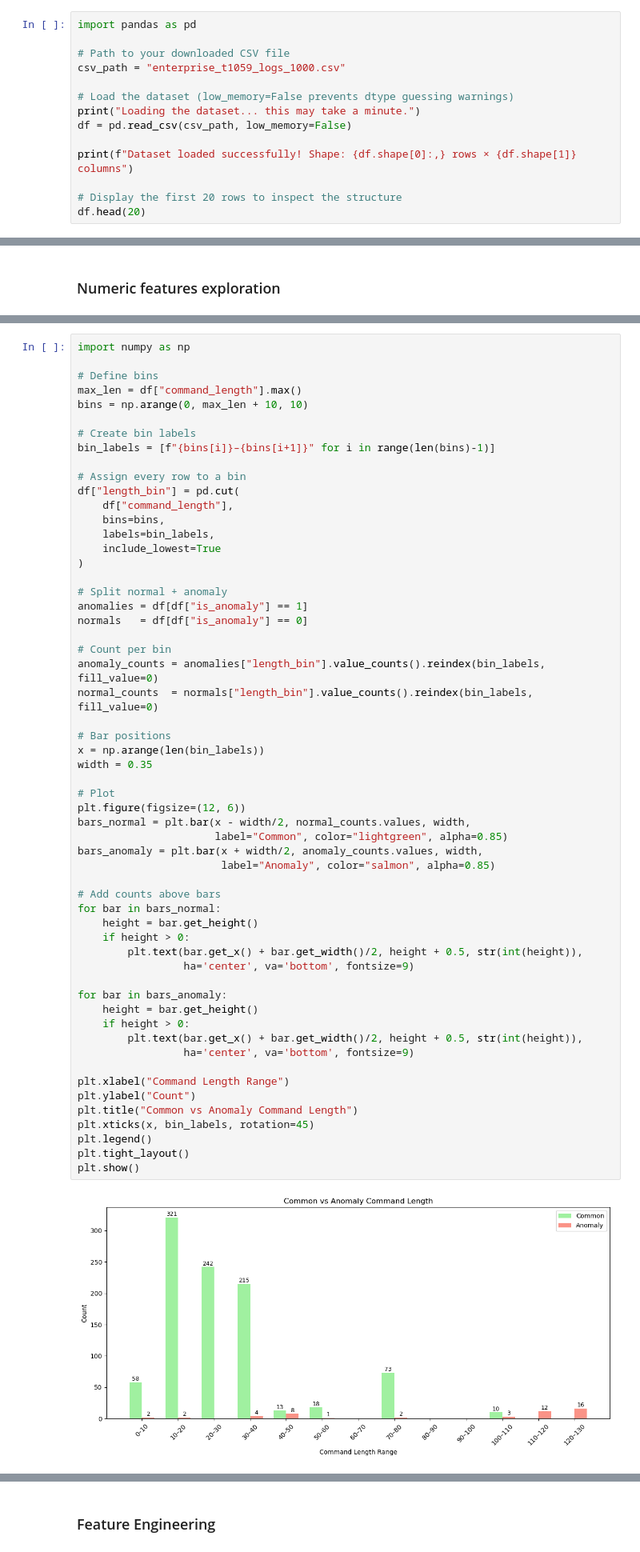
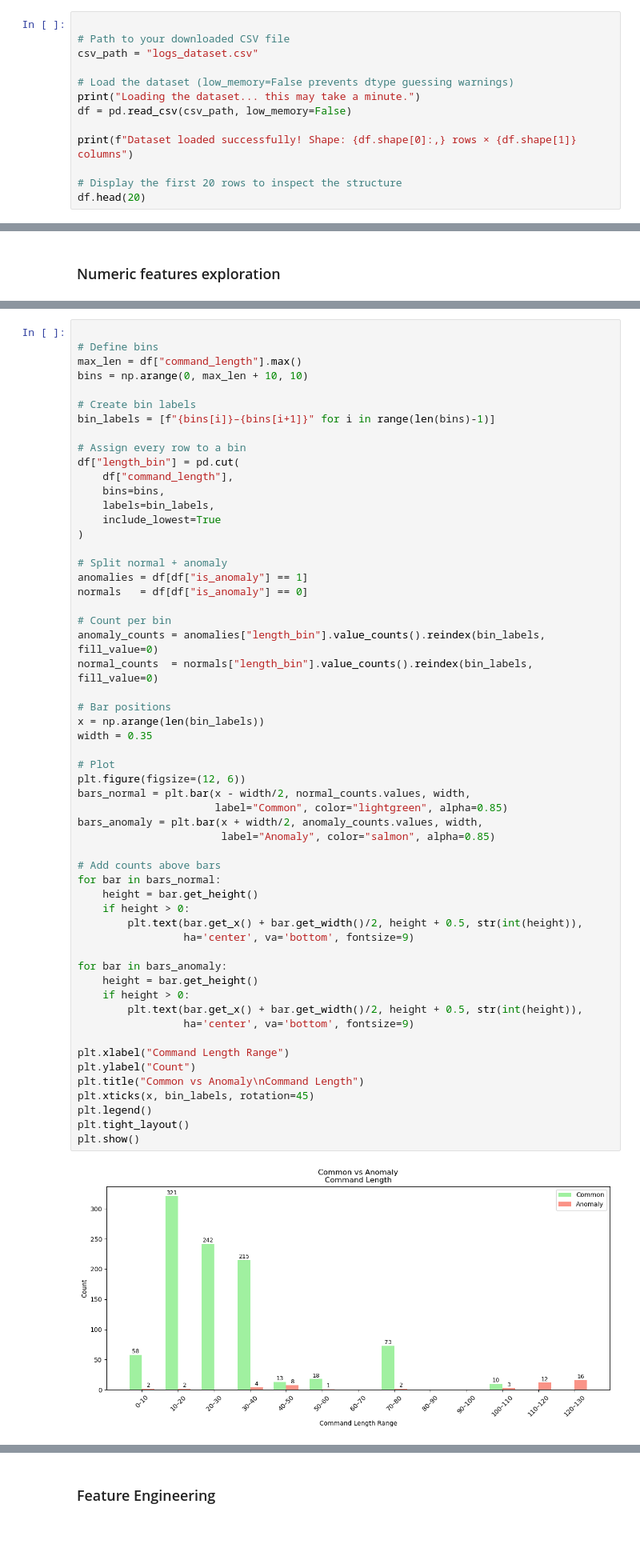
Before and after one commit to michael-naf/hit_cybersecurity_enhabced_by_ai, a Jupyter notebook: Lab2-Basic-Anomaly-Detection/work/Lab_2.ipynb, the cells around one changed output, grey strips where cells are left out. Shown at 80% size. Drawn from its saved outputs; the diff is of its cells as text.

```diff
--- a/Lab2-Basic-Anomaly-Detection/work/Lab_2.ipynb
+++ b/Lab2-Basic-Anomaly-Detection/work/Lab_2.ipynb
@@ -1,8 +17,7 @@
 # %%
-import pandas as pd
 
 # Path to your downloaded CSV file
-csv_path = "enterprise_t1059_logs_1000.csv"
+csv_path = "logs_dataset.csv"
 
 # Load the dataset (low_memory=False prevents dtype guessing warnings)
 print("Loading the dataset... this may take a minute.")
@@ -96,5 +112,4 @@ plt.show()
 # %%
-import numpy as np
 
 # Define bins
 max_len = df["command_length"].max()
@@ -123,32 +138,32 @@ normal_counts  = normals["length_bin"].value_counts().reindex(bin_labels, fill_v
 x = np.arange(len(bin_labels))
 width = 0.35
 
 # Plot
 plt.figure(figsize=(12, 6))
 bars_normal = plt.bar(x - width/2, normal_counts.values, width,
                       label="Common", color="lightgreen", alpha=0.85)
 bars_anomaly = plt.bar(x + width/2, anomaly_counts.values, width,
                        label="Anomaly", color="salmon", alpha=0.85)
 
 # Add counts above bars
 for bar in bars_normal:
     height = bar.get_height()
     if height > 0:
         plt.text(bar.get_x() + bar.get_width()/2, height + 0.5, str(int(height)),
                  ha='center', va='bottom', fontsize=9)
 
 for bar in bars_anomaly:
     height = bar.get_height()
     if height > 0:
         plt.text(bar.get_x() + bar.get_width()/2, height + 0.5, str(int(height)),
                  ha='center', va='bottom', fontsize=9)
 
 plt.xlabel("Command Length Range")
 plt.ylabel("Count")
-plt.title("Common vs Anomaly Command Length")
+plt.title("Common vs Anomaly\nCommand Length")
 plt.xticks(x, bin_labels, rotation=45)
 plt.legend()
 plt.tight_layout()
 plt.show()
 # %% [output]
-[figure, old version]
+[figure, new version]
```
Also changed, not shown: parts of 34 cells of this notebook, 1 other file.
